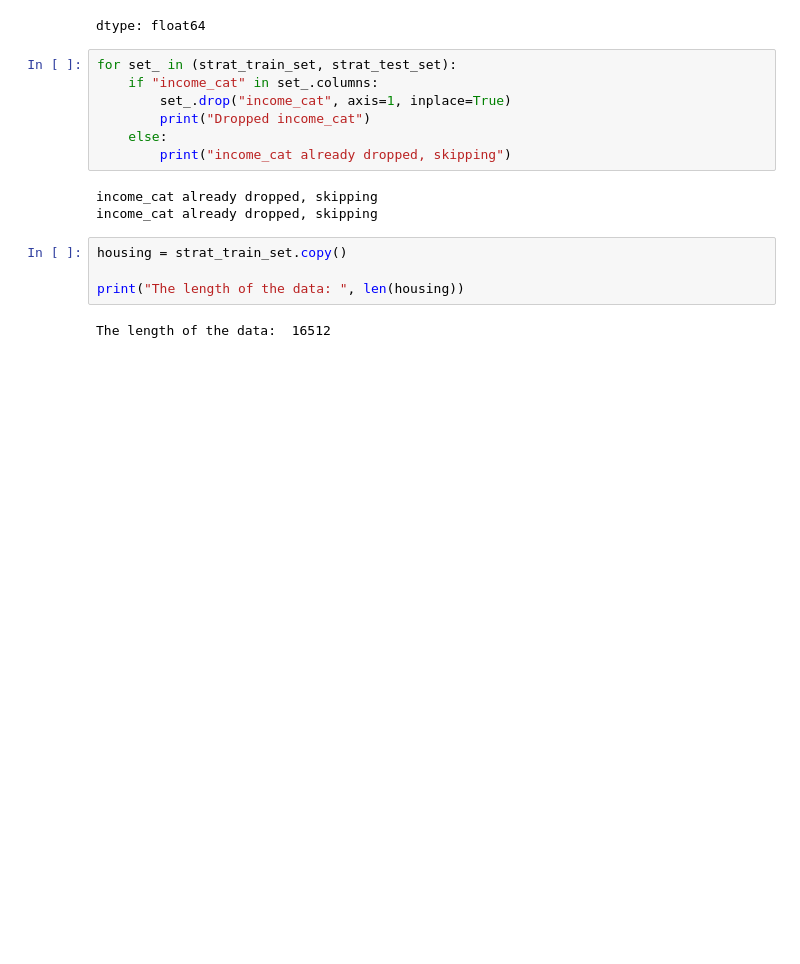
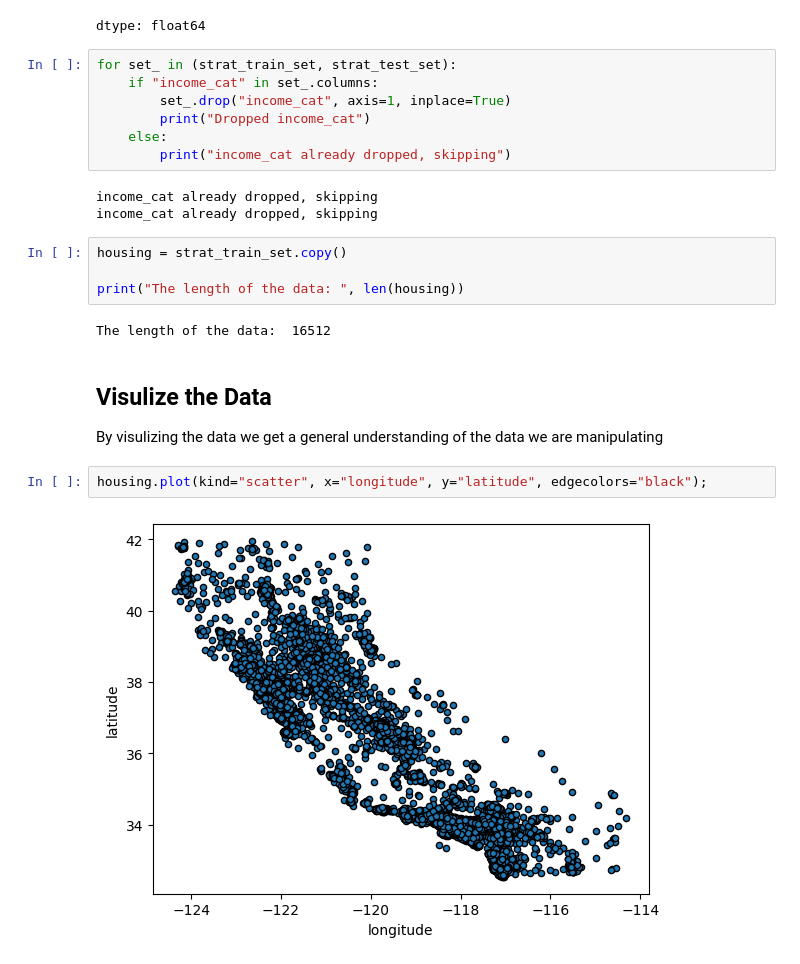
Before and after one commit to chadiboudaher/housing, a Jupyter notebook: housing.ipynb, the cells around one changed output. Saved outputs shown, nothing was run; the diff lists cells and outputs as text; blank space fills up the shorter version.

```diff
--- a/housing.ipynb
+++ b/housing.ipynb
@@ -200,3 +200,11 @@ housing = strat_train_set.copy()
 print("The length of the data: ", len(housing))
 # %% [output]
 The length of the data:  16512
+# %% [markdown]
+## Visulize the Data
+
+By visulizing the data we get a general understanding of the data we are manipulating
+# %%
+housing.plot(kind="scatter", x="longitude", y="latitude", edgecolors="black");
+# %% [output]
+[figure, added]
```
Also changed, not shown: parts of 5 cells of this notebook.
